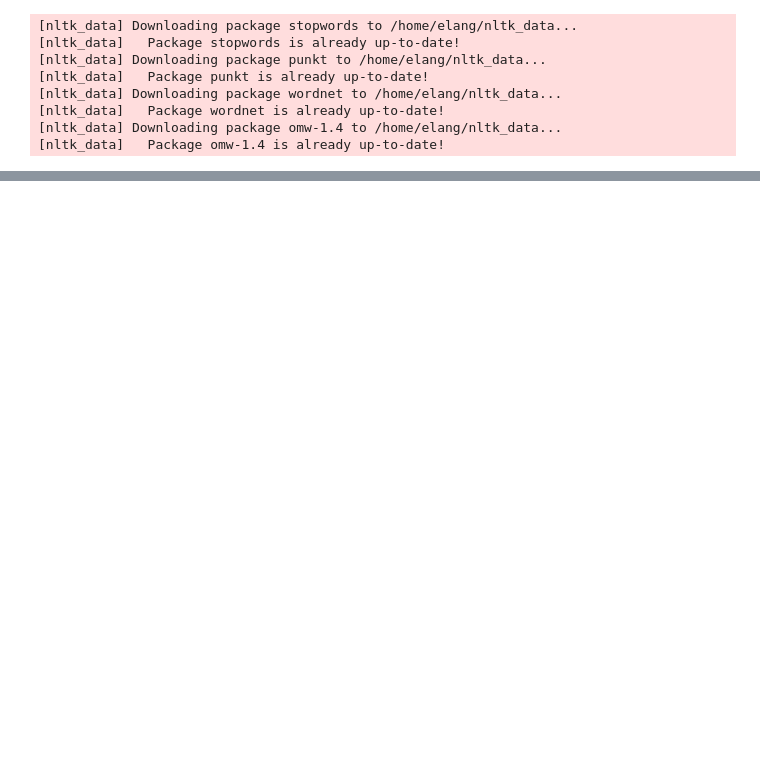
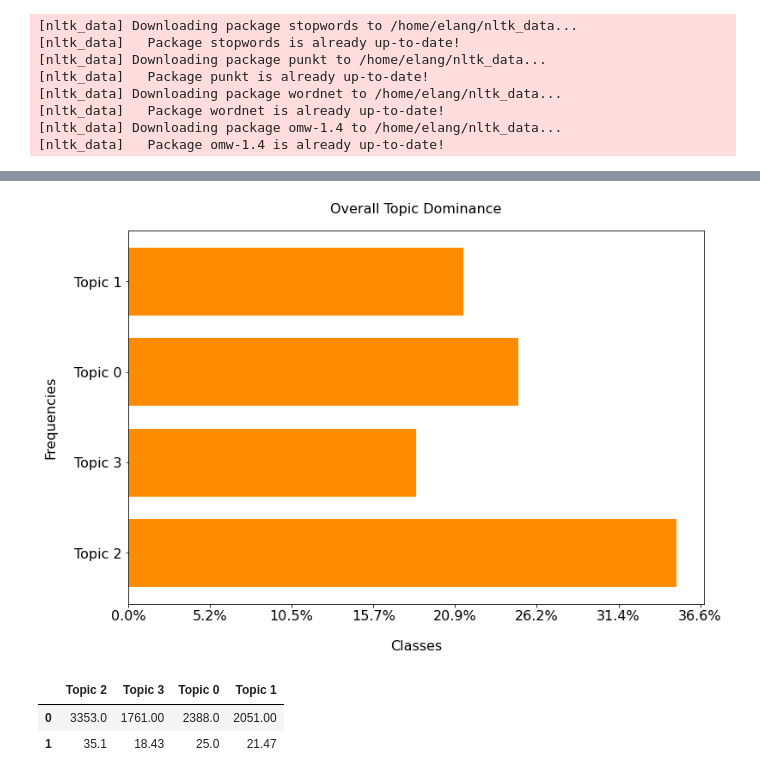
Before and after one commit to Elang89/hf-evolution, a Jupyter notebook: notebooks/dataset_topics.ipynb, the cells around one changed output, grey strips where cells are left out. Saved outputs shown, nothing was run; the diff lists cells and outputs as text; code cells hidden in the pictures; blank space fills up the shorter version.

```diff
--- a/notebooks/dataset_topics.ipynb
+++ b/notebooks/dataset_topics.ipynb
@@ -260,0 +237,23 @@ datasets file tag huggingface github release http com note library
+# %%
+fontsize = 16
+pad = 20
+fig, ax = plt.subplots(ncols=1, nrows=1, figsize=(12, 8))
+
+df_topic_categories, labels, values = create_cat_dataframe(document_matrix, document_matrix.shape[0])
+
+ax.set_title("Overall Topic Dominance", fontsize=fontsize, pad=pad)
+ax.set_xlabel("Classes", fontsize=fontsize, labelpad=pad)
+ax.set_ylabel("Frequencies", fontsize=fontsize, labelpad=pad)
+ax.tick_params(axis="both", labelsize=fontsize)
+ax.barh(labels, values, color="darkorange", height=0.75)
+ax.xaxis.set_major_formatter(mtick.PercentFormatter(xmax=9553))
+
+fig.savefig("plots/RQ2/RQ2_TopicFrequencies", dpi=400, bbox_inches="tight")
+# %% [output]
+[figure, added]
+# %%
+df_topic_categories
+# %% [output]
+|  | Topic 2 | Topic 3 | Topic 0 | Topic 1 |
+| 0 | 3353.0 | 1761.00 | 2388.0 | 2051.00 |
+| 1 | 35.1 | 18.43 | 25.0 | 21.47 |
```
Also changed, not shown: parts of 34 cells of this notebook, 23 other files.
